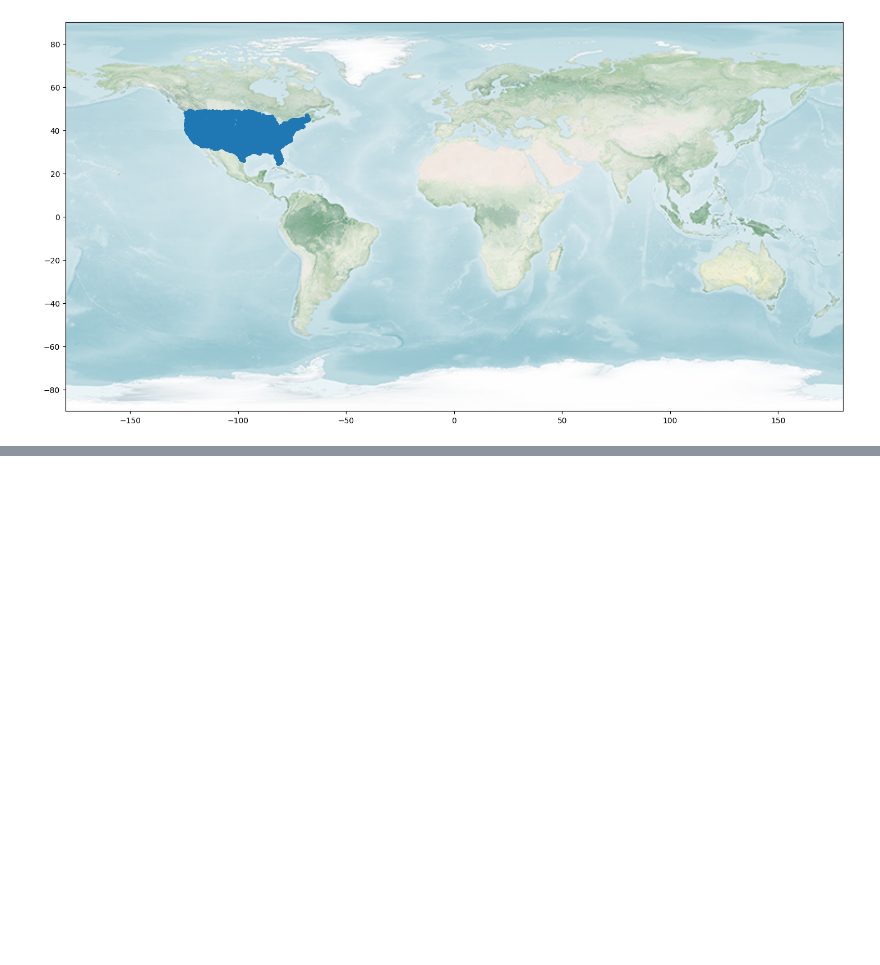
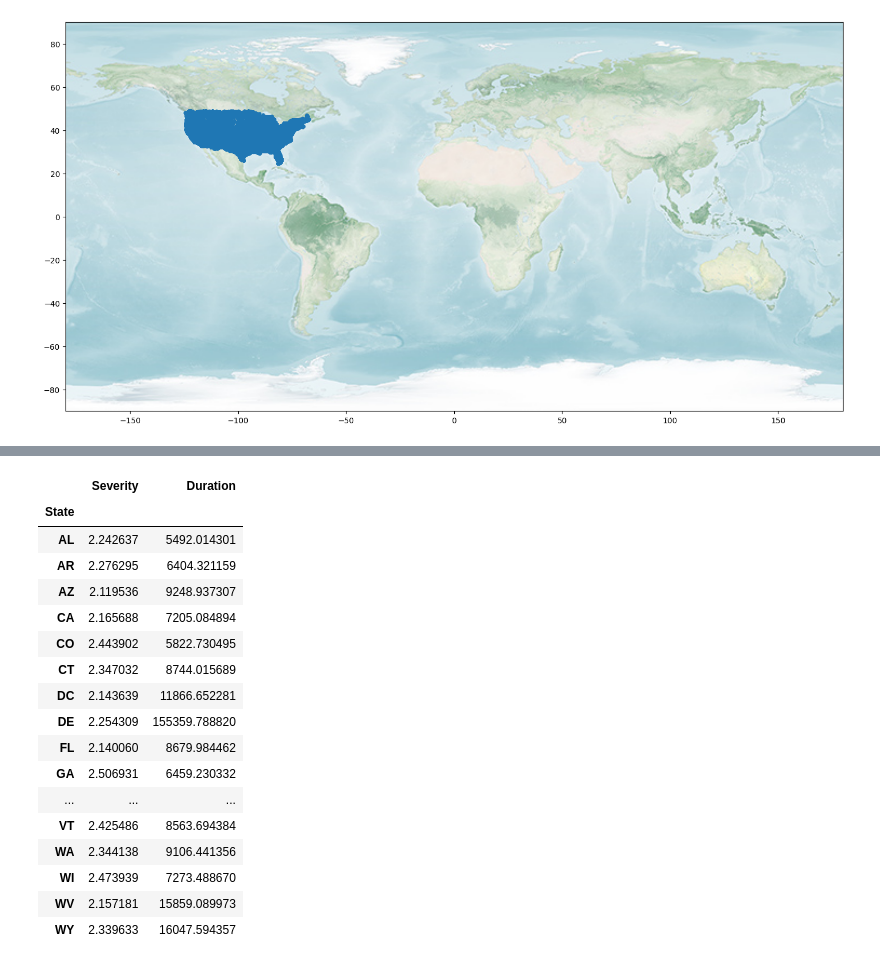
Before and after one commit to 31foan1dpt/DataAnalytics, a Jupyter notebook: Mindestanforderung_2.ipynb, the cells around one changed output, grey strips where cells are left out. Cells and saved outputs as stored; diff of their text form; code cells hidden in the pictures; blank space fills up the shorter version.

```diff
--- a/Mindestanforderung_2.ipynb
+++ b/Mindestanforderung_2.ipynb
@@ -121,0 +214,23 @@ plt.show()
+# %%
+#grouping by county
+accidents.groupby('State').agg({'Severity':'mean', 'Duration': 'mean', })
+#
+# %% [output]
+|  | Severity | Duration |
+| State |  |  |
+| AL | 2.242637 | 5492.014301 |
+| AR | 2.276295 | 6404.321159 |
+| AZ | 2.119536 | 9248.937307 |
+| CA | 2.165688 | 7205.084894 |
+| CO | 2.443902 | 5822.730495 |
+| CT | 2.347032 | 8744.015689 |
+| DC | 2.143639 | 11866.652281 |
+| DE | 2.254309 | 155359.788820 |
+| FL | 2.140060 | 8679.984462 |
+| GA | 2.506931 | 6459.230332 |
+| ... | ... | ... |
+| VT | 2.425486 | 8563.694384 |
+| WA | 2.344138 | 9106.441356 |
+| WI | 2.473939 | 7273.488670 |
+| WV | 2.157181 | 15859.089973 |
+| WY | 2.339633 | 16047.594357 |
```
Also changed, not shown: parts of 6 cells of this notebook.
